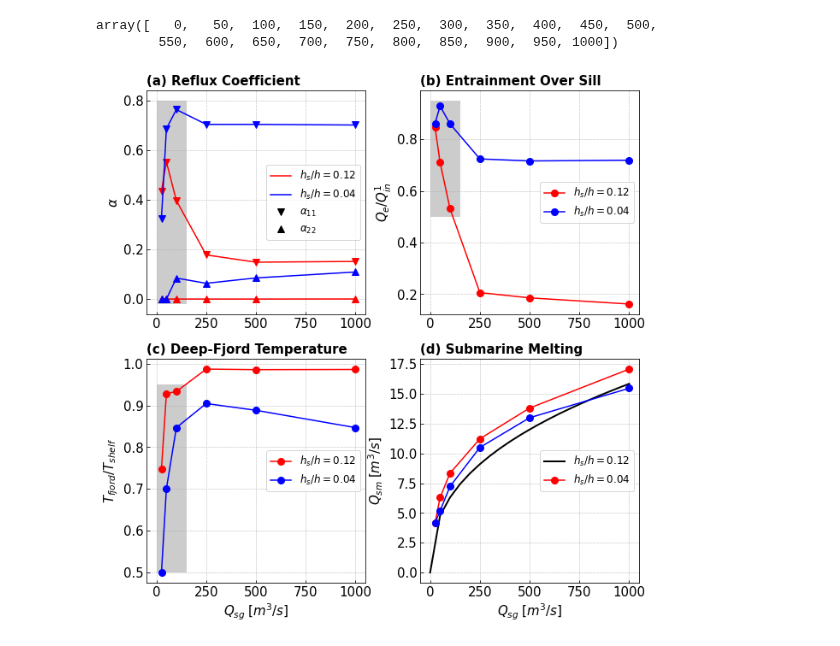
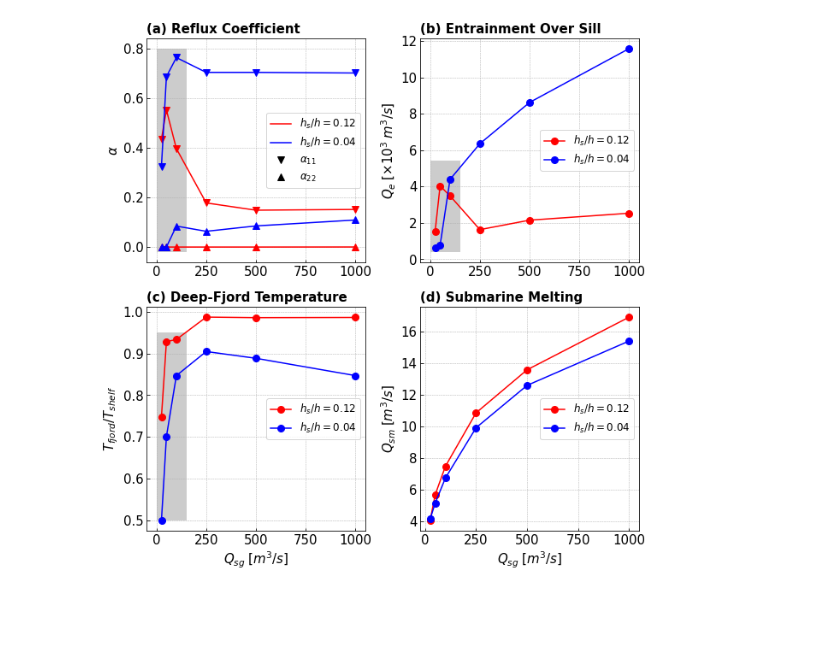
Before and after one commit to weiyangbao/Jupyter-Iceplume, a Jupyter notebook: Fjord Modeling/6-QsgPlot.ipynb, the cells around one changed output. Saved outputs shown, nothing was run; the diff lists cells and outputs as text; code cells hidden in the pictures; blank space fills up the shorter version.

```diff
--- a/Fjord Modeling/6-QsgPlot.ipynb
+++ b/Fjord Modeling/6-QsgPlot.ipynb
@@ -35,8 +35,6 @@ Qsm3 = file3.Qsm.data
 # %%
-np.arange(0,1050,50)
+#np.arange(0,1050,50)
+Tsre1, Tsre2
-# %% [output]
-array([   0,   50,  100,  150,  200,  250,  300,  350,  400,  450,  500,
-        550,  600,  650,  700,  750,  800,  850,  900,  950, 1000])
 # %%
 fig1 = plt.figure(figsize=(10,10))
 #fig1.tight_layout()
@@ -71,15 +69,16 @@ ax1.add_patch(rect1)
 
 
 # Qe plot
-ax2.plot(Qsg,Qe1/Qin1_maxhs,'o-r', Qsg,Qe2/Qin1_minhs,'o-b',ms=8, lw=1.5)
+ax2.plot(Qsg,Qe1/1e3,'o-r', Qsg,Qe2/1e3,'o-b',ms=8, lw=1.5)
 ax2.legend([r'$h_s/h=0.12$',r'$h_s/h=0.04$'],loc='right', fontsize=12)
-ax2.set_ylabel(r'$Q_e/Q^1_{in}$',size = 15)
+ax2.set_ylabel(r'$Q_e\;[\times10^3\;m^3/s]$',size = 15)
 ax2.grid(linestyle='--', linewidth=0.5)
 ax2.tick_params(direction='in', labelsize=15)
 ax2.set_title(r'(b) Entrainment Over Sill', loc='left', size=15, weight='bold')
 
 # Add path for uncertain values
-rect2 = Rectangle((0,.5),150,.45,facecolor='k',alpha=0.2)
+#rect2 = Rectangle((0,.5),150,.45,facecolor='k',alpha=0.2)
+rect2 = Rectangle((0,.4),150,5,facecolor='k',alpha=0.2)
 # Add the patch to the Axes
 ax2.add_patch(rect2)
 
@@ -90,36 +89,36 @@ ax3.plot(Qsg,Tsre1,'o-r', Qsg,Tsre2,'o-b',ms=8, lw=1.5)
 ax3.legend([r'$h_s/h=0.12$',r'$h_s/h=0.04$'],loc='right', fontsize=12)
 ax3.set_xlabel(r'$Q_{sg}\;[m^3/s]$',size = 15)
 ax3.set_ylabel(r'$T_{fjord}/T_{shelf}$',size =15)
 ax3.grid(linestyle='--', linewidth=0.5)
 ax3.tick_params(direction='in', labelsize=15)
 ax3.set_title(r'(c) Deep-Fjord Temperature', loc='left', size=15, weight='bold')
 
 # Add path for uncertain values
 rect3 = Rectangle((0,.5),150,.45,facecolor='k',alpha=0.2)
 # Add the patch to the Axes
 ax3.add_patch(rect3)
 
 
 # Qsm plot
-qsg = np.arange(0,1050,50)
-ax4.plot(qsg,qsg**(2/5), 'k-',lw=2)
+# qsg = np.arange(0,1050,50)
+# ax4.plot(qsg,qsg**(2/5), 'k-',lw=2)
 ax4.plot(Qsg,Qsm1,'o-r', Qsg,Qsm2,'o-b',ms=8, lw=1.5)
 ax4.legend([r'$h_s/h=0.12$',r'$h_s/h=0.04$'],loc='right', fontsize=12)
 ax4.set_xlabel(r'$Q_{sg}\;[m^3/s]$',size = 15)
 ax4.set_ylabel(r'$Q_{sm}\;[m^3/s]$',size = 15)
 ax4.grid(linestyle='--', linewidth=0.5)
 ax4.tick_params(direction='in', labelsize=15)
 ax4.set_title(r'(d) Submarine Melting', loc='left', size=15, weight='bold')
 
 # set the spacing between subplots
 plt.subplots_adjust(left=0.1,
                     bottom=0.1,
                     right=0.9,
                     top=0.9,
                     wspace=0.25,
                     hspace=0.2)
 # %% [output]
-[figure, old version]
+[figure, new version]
 # %%
 fig2 = plt.figure(figsize=(5,5))
 ax = fig2.add_subplot(111)
```
Also changed, not shown: parts of 3 cells of this notebook, 3 other files.
